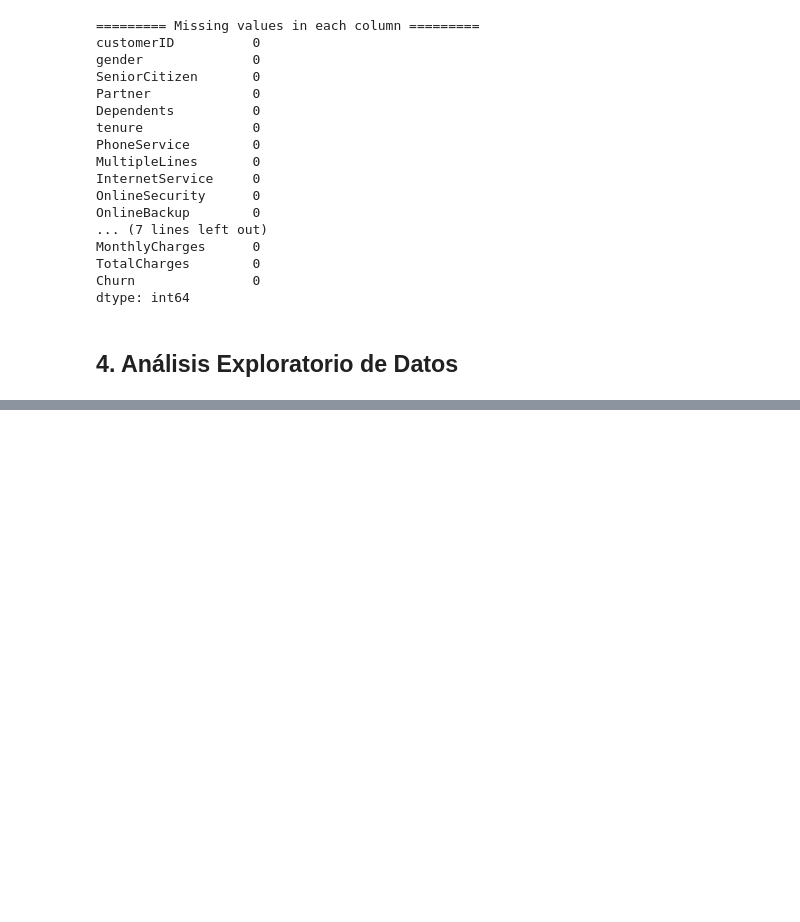
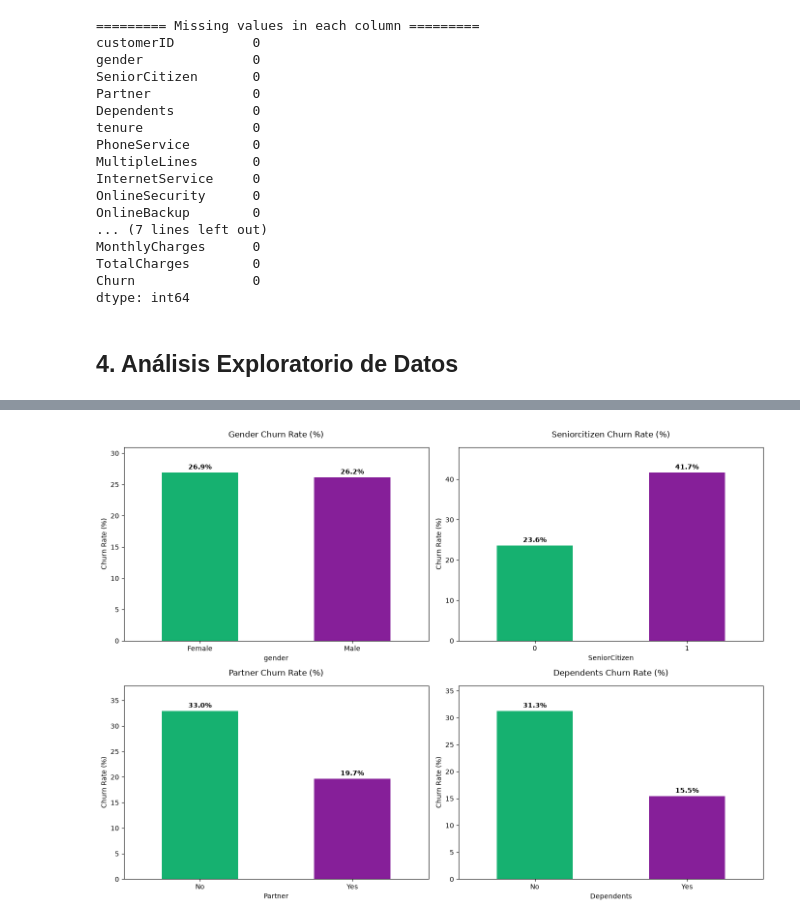
Before and after one commit to josue-rdgzcb/customer-churn-prediction-and-segmentation, a Jupyter notebook: notebooks/01_data_exploration.ipynb, the cells around one changed output, grey strips where cells are left out. Saved outputs shown, nothing was run; the diff lists cells and outputs as text; code cells hidden in the pictures; blank space fills up the shorter version.

```diff
--- a/notebooks/01_data_exploration.ipynb
+++ b/notebooks/01_data_exploration.ipynb
@@ -205,0 +354,7 @@ Los hallazgos obtenidos durante esta etapa servirán como base para la selecció
+# %%
+# Create a boolean target column where 'Yes' becomes True and 'No' becomes False
+df["Churn_bool"] = df["Churn"].astype(str).str.lower() == "yes"
+
+plot_categorical_churn_rates(df, demographic_features, 'Churn_bool')
+# %% [output]
+[figure, added]
```
Also changed, not shown: parts of 17 cells of this notebook.
